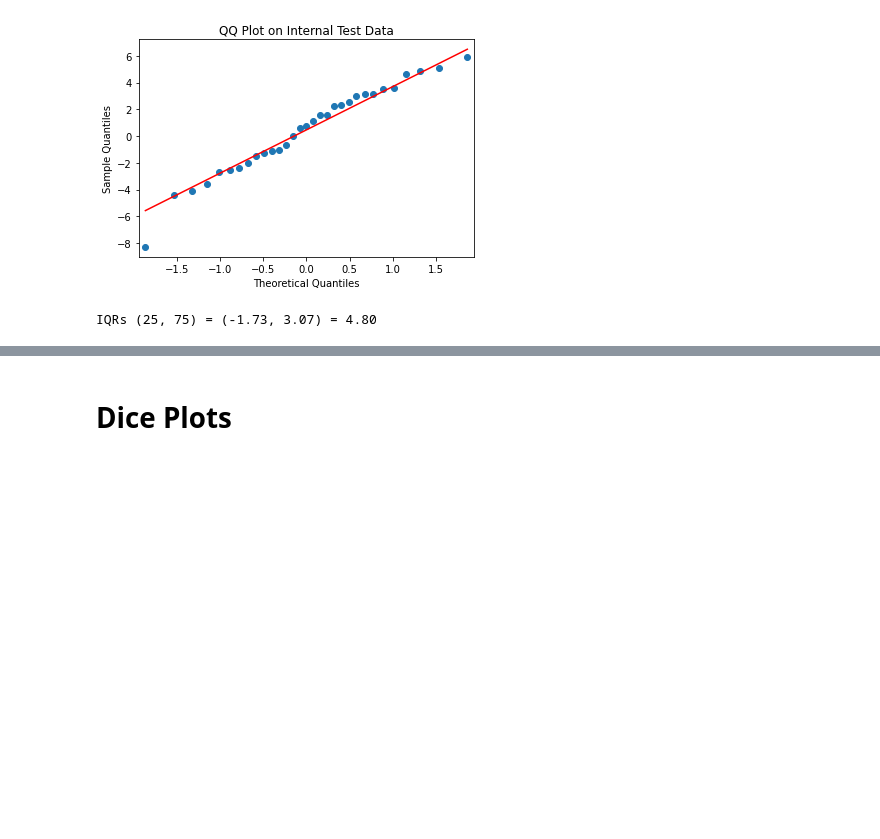
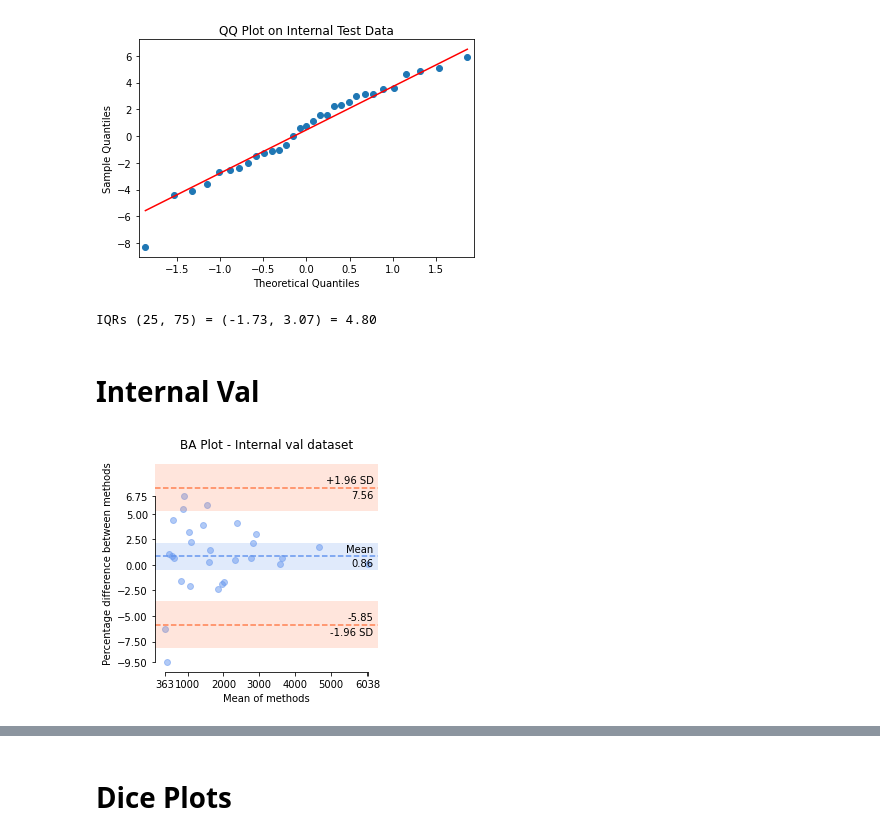
Before and after one commit to aksg87/adpkd-segmentation-pytorch, a Jupyter notebook: results/bland_altman.ipynb, the cells around one changed output, grey strips where cells are left out. Cells and saved outputs as stored; diff of their text form; code cells hidden in the pictures; blank space fills up the shorter version.

Commit message:
Adds: Plots for Internal Val

```diff
--- a/results/bland_altman.ipynb
+++ b/results/bland_altman.ipynb
@@ -9,6 +9,8 @@ import pandas as pd
 from pyCompare import blandAltman
 
 test_path = "../results/hold-out-test.csv"
+val_path = "../results/internal-val-data.csv"
+
 external_all_path = "../results/external-data.csv"
 prospective_all_path = "../results/prospective-data.csv"
 
@@ -106,7 +108,10 @@ test_ds.TKV_Pred /= 1000  # corrects units to mL
 
 
 external_ds = pd.read_csv(external_all_path)
-# prospective_ds = pd.read_csv(prospective_all_path)
+
+val_ds = pd.read_csv(val_path)
+val_ds.TKV_GT /= 1000  # corrects units to mL
+val_ds.TKV_Pred /= 1000  # corrects units to mL
 # %% [markdown]
 # Prospective
 # %%
@@ -222,3 +227,15 @@ IQR = Q3 - Q1
 print(f"IQRs (25, 75) = ({Q1:.2f}, {Q3:.2f}) = {IQR:.2f}")
 # %% [output]
 IQRs (25, 75) = (-1.73, 3.07) = 4.80
+# %% [markdown]
+# Internal Val
+# %%
+blandAltman(
+    val_ds.TKV_GT,
+    val_ds.TKV_Pred,
+    percentage=True,
+    title="BA Plot - Internal val dataset",
+    figureSize=figureSize,
+)
+# %% [output]
+[figure, added]
```
Also changed, not shown: parts of 14 cells of this notebook.
